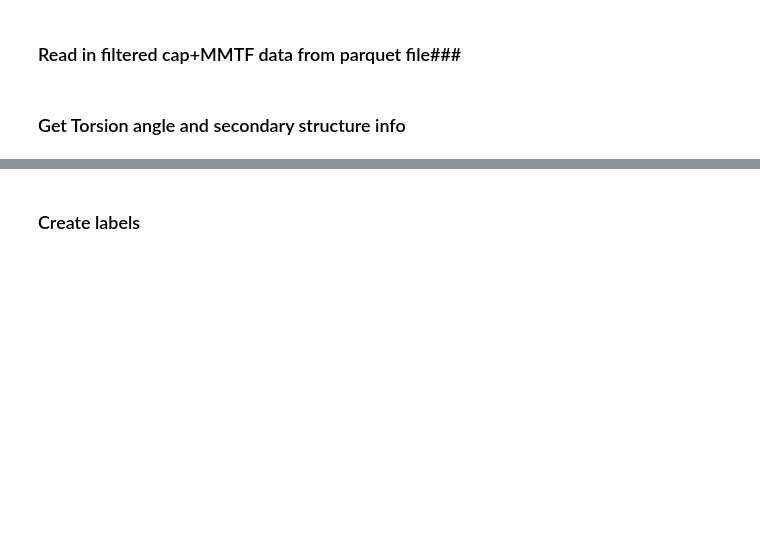
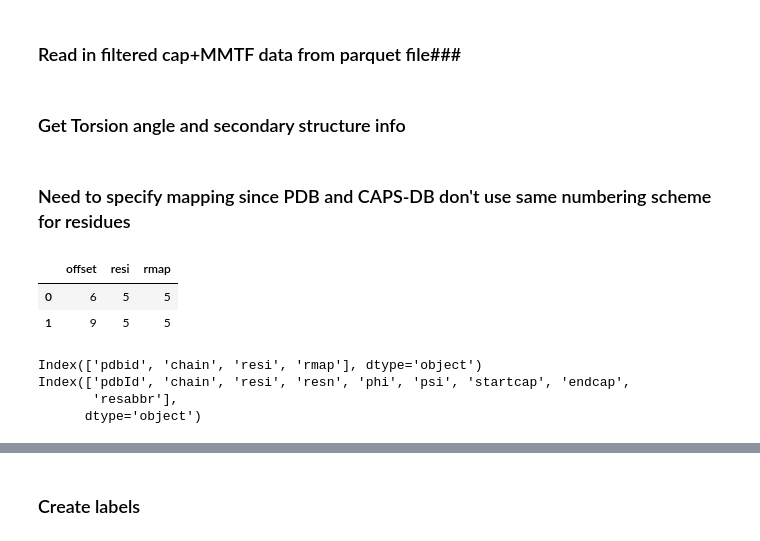
Before and after one commit to bouralab/ProteinFragmenter, a Jupyter notebook: CapsDB-preprocdata.ipynb, the cells around one changed output, grey strips where cells are left out. Cells and saved outputs as stored; diff of their text form; code cells hidden in the pictures; blank space fills up the shorter version.

```diff
--- a/CapsDB-preprocdata.ipynb
+++ b/CapsDB-preprocdata.ipynb
@@ -62,0 +86,2 @@ df = df[['pdbId', 'chain', 'resi', 'resn', 'phi', 'psi', 'startcap', 'endcap']]
+# %% [markdown]
+### Need to specify mapping since PDB and CAPS-DB don't use same numbering scheme for residues ###
@@ -62,0 +154,15 @@ df = df[['pdbId', 'chain', 'resi', 'resn', 'phi', 'psi', 'startcap', 'endcap']]
+# %%
+#len(resimap_list)
+#resimap_df.head()
+
+#pdbid_chain
+#pdbid_chain = pdbid_chain[pdbid_chain.pdbid == '2ou1']
+#offset_dict
+#resimap_df.head()
+temp = pd.DataFrame(data = {'resi': [i+9 for i in range(10)], 'rmap': [i+3 if i < 5 else i for i in range(10)]})
+temp['offset'] = temp.resi - temp.rmap
+temp.groupby('offset').count().reset_index()
+# %% [output]
+|  | offset | resi | rmap |
+| 0 | 6 | 5 | 5 |
+| 1 | 9 | 5 | 5 |
@@ -62,0 +179,14 @@ df = df[['pdbId', 'chain', 'resi', 'resn', 'phi', 'psi', 'startcap', 'endcap']]
+# %%
+#data.head()
+#resimap_df_int = resimap_df.iloc[-np.where(np.isnan(resimap_df.rmap))[0],:]
+#resimap_df_int
+#resimap_df.groupby(['pdbid', 'chain']).count()
+
+resimap_df = resimap_df[resimap_df.isnull().rmap == False]
+print(resimap_df.columns)
+print(df.columns)
+# %% [output]
+Index(['pdbid', 'chain', 'resi', 'rmap'], dtype='object')
+Index(['pdbId', 'chain', 'resi', 'resn', 'phi', 'psi', 'startcap', 'endcap',
+       'resabbr'],
+      dtype='object')
```
Also changed, not shown: parts of 13 cells of this notebook.
